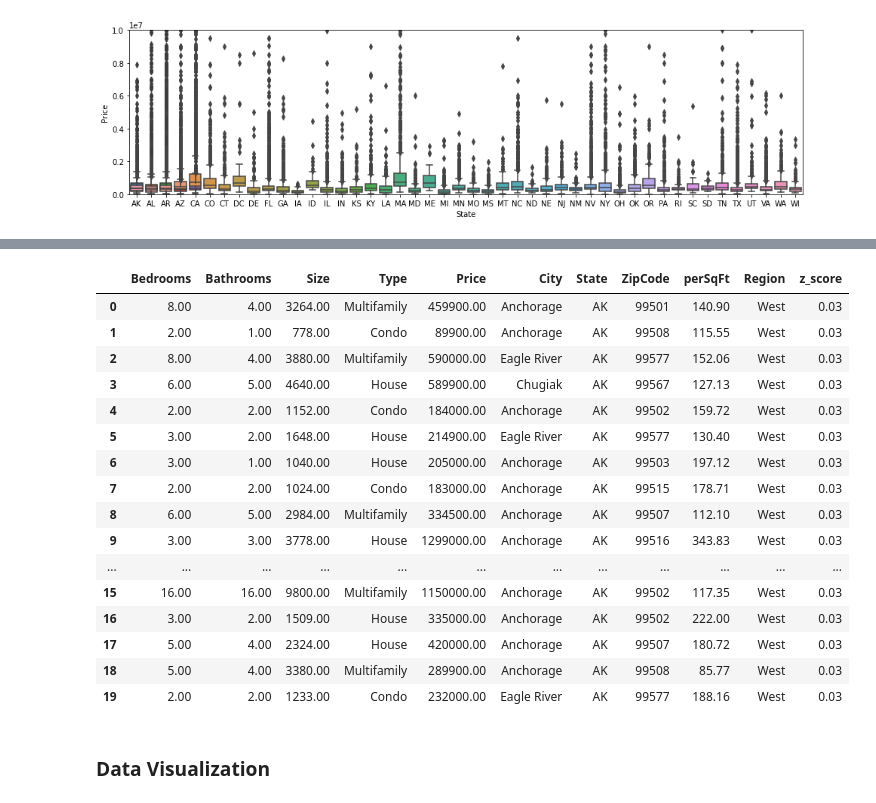
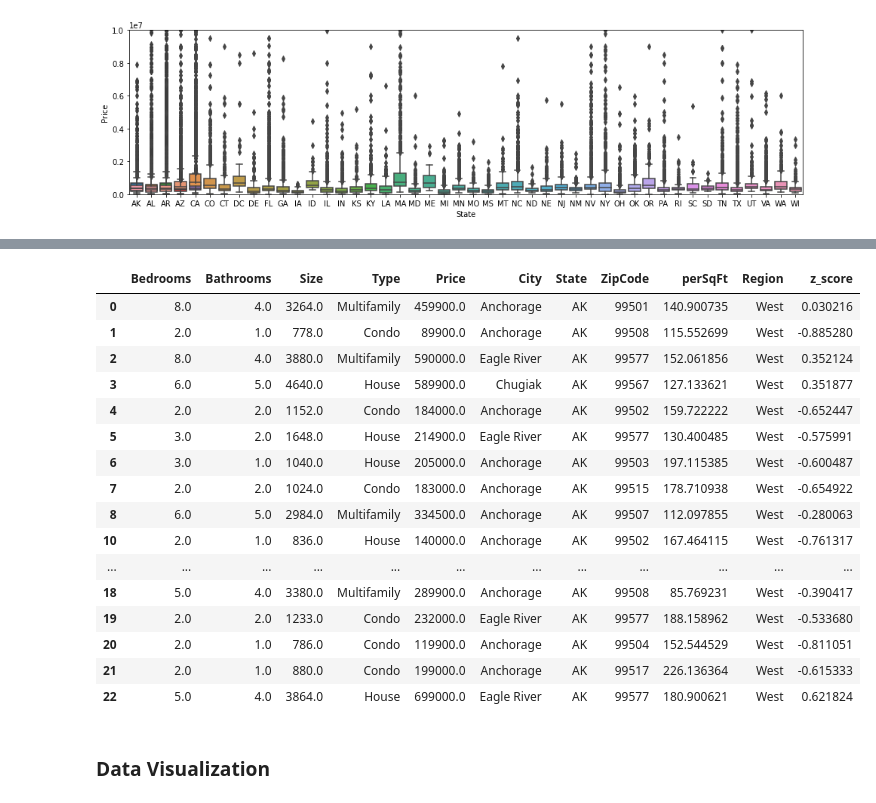
Before and after one commit to StockJanitor/CIS41_Project, a Jupyter notebook: CIS41_Project.ipynb, the cells around one changed output, grey strips where cells are left out. Saved outputs shown, nothing was run; the diff lists cells and outputs as text; code cells hidden in the pictures.

Commit message:
completed lambda

```diff
--- a/CIS41_Project.ipynb
+++ b/CIS41_Project.ipynb
@@ -552,13 +552,14 @@ ax.set_ylim(0,10000000)
 # %%
 # from visualization we realize the data has many outliers
 # Creating a function to remove outliers
-def create_val(a):
-    df = house_df[house_df['State'] == a]
+def create_val(a,b):
+    df = house_df[house_df['State'] == b]
     avg = df['Price'].mean()
     std = df['Price'].std()
-    z = (house_df.Price - avg) / std
+    z = (a - avg) / std
     return z
-# absolute value of Z < 3
 
 
-house_df['z_score'] = house_df.State.apply(create_val)
+# creating z_score by applying function with lambda
+house_df['z_score'] = house_df.apply(lambda x: create_val(x.Price, x.State), axis = 1)
+house_df
@@ -564,0 +580,5 @@ house_df['z_score'] = house_df.State.apply(create_val)
+# %%
+house_df_nout = house_df[(house_df['z_score'] >= -0.07) & (house_df['z_score'] <= 0.07)]
+plt.figure(figsize=(16,4))
+ax = sns.boxplot(data = house_df_nout, x = 'State' , y = 'Price')
+ax.set_ylim(0,10000000)
@@ -565,23 +588,23 @@ house_df['z_score'] = house_df.State.apply(create_val)
 # %%
-house_df.head(20)
+house_df_nout.head(20)
 # %% [output]
 |  | Bedrooms | Bathrooms | Size | Type | Price | City | State | ZipCode | perSqFt | Region | z_score |
-| 0 | 8.00 | 4.00 | 3264.00 | Multifamily | 459900.00 | Anchorage | AK | 99501 | 140.90 | West | 0.03 |
-| 1 | 2.00 | 1.00 | 778.00 | Condo | 89900.00 | Anchorage | AK | 99508 | 115.55 | West | 0.03 |
-| 2 | 8.00 | 4.00 | 3880.00 | Multifamily | 590000.00 | Eagle River | AK | 99577 | 152.06 | West | 0.03 |
-| 3 | 6.00 | 5.00 | 4640.00 | House | 589900.00 | Chugiak | AK | 99567 | 127.13 | West | 0.03 |
-| 4 | 2.00 | 2.00 | 1152.00 | Condo | 184000.00 | Anchorage | AK | 99502 | 159.72 | West | 0.03 |
-| 5 | 3.00 | 2.00 | 1648.00 | House | 214900.00 | Eagle River | AK | 99577 | 130.40 | West | 0.03 |
-| 6 | 3.00 | 1.00 | 1040.00 | House | 205000.00 | Anchorage | AK | 99503 | 197.12 | West | 0.03 |
-| 7 | 2.00 | 2.00 | 1024.00 | Condo | 183000.00 | Anchorage | AK | 99515 | 178.71 | West | 0.03 |
-| 8 | 6.00 | 5.00 | 2984.00 | Multifamily | 334500.00 | Anchorage | AK | 99507 | 112.10 | West | 0.03 |
-| 9 | 3.00 | 3.00 | 3778.00 | House | 1299000.00 | Anchorage | AK | 99516 | 343.83 | West | 0.03 |
+| 0 | 8.0 | 4.0 | 3264.0 | Multifamily | 459900.0 | Anchorage | AK | 99501 | 140.900735 | West | 0.030216 |
+| 1 | 2.0 | 1.0 | 778.0 | Condo | 89900.0 | Anchorage | AK | 99508 | 115.552699 | West | -0.885280 |
+| 2 | 8.0 | 4.0 | 3880.0 | Multifamily | 590000.0 | Eagle River | AK | 99577 | 152.061856 | West | 0.352124 |
+| 3 | 6.0 | 5.0 | 4640.0 | House | 589900.0 | Chugiak | AK | 99567 | 127.133621 | West | 0.351877 |
+| 4 | 2.0 | 2.0 | 1152.0 | Condo | 184000.0 | Anchorage | AK | 99502 | 159.722222 | West | -0.652447 |
+| 5 | 3.0 | 2.0 | 1648.0 | House | 214900.0 | Eagle River | AK | 99577 | 130.400485 | West | -0.575991 |
+| 6 | 3.0 | 1.0 | 1040.0 | House | 205000.0 | Anchorage | AK | 99503 | 197.115385 | West | -0.600487 |
+| 7 | 2.0 | 2.0 | 1024.0 | Condo | 183000.0 | Anchorage | AK | 99515 | 178.710938 | West | -0.654922 |
+| 8 | 6.0 | 5.0 | 2984.0 | Multifamily | 334500.0 | Anchorage | AK | 99507 | 112.097855 | West | -0.280063 |
+| 10 | 2.0 | 1.0 | 836.0 | House | 140000.0 | Anchorage | AK | 99502 | 167.464115 | West | -0.761317 |
 | ... | ... | ... | ... | ... | ... | ... | ... | ... | ... | ... | ... |
-| 15 | 16.00 | 16.00 | 9800.00 | Multifamily | 1150000.00 | Anchorage | AK | 99502 | 117.35 | West | 0.03 |
-| 16 | 3.00 | 2.00 | 1509.00 | House | 335000.00 | Anchorage | AK | 99502 | 222.00 | West | 0.03 |
-| 17 | 5.00 | 4.00 | 2324.00 | House | 420000.00 | Anchorage | AK | 99507 | 180.72 | West | 0.03 |
-| 18 | 5.00 | 4.00 | 3380.00 | Multifamily | 289900.00 | Anchorage | AK | 99508 | 85.77 | West | 0.03 |
-| 19 | 2.00 | 2.00 | 1233.00 | Condo | 232000.00 | Eagle River | AK | 99577 | 188.16 | West | 0.03 |
+| 18 | 5.0 | 4.0 | 3380.0 | Multifamily | 289900.0 | Anchorage | AK | 99508 | 85.769231 | West | -0.390417 |
+| 19 | 2.0 | 2.0 | 1233.0 | Condo | 232000.0 | Eagle River | AK | 99577 | 188.158962 | West | -0.533680 |
+| 20 | 2.0 | 1.0 | 786.0 | Condo | 119900.0 | Anchorage | AK | 99504 | 152.544529 | West | -0.811051 |
+| 21 | 2.0 | 1.0 | 880.0 | Condo | 199000.0 | Anchorage | AK | 99517 | 226.136364 | West | -0.615333 |
+| 22 | 5.0 | 4.0 | 3864.0 | House | 699000.0 | Eagle River | AK | 99577 | 180.900621 | West | 0.621824 |
 # %% [markdown]
 ### Data Visualization
 # %% [markdown]
```
Also changed, not shown: parts of 15 cells of this notebook.
